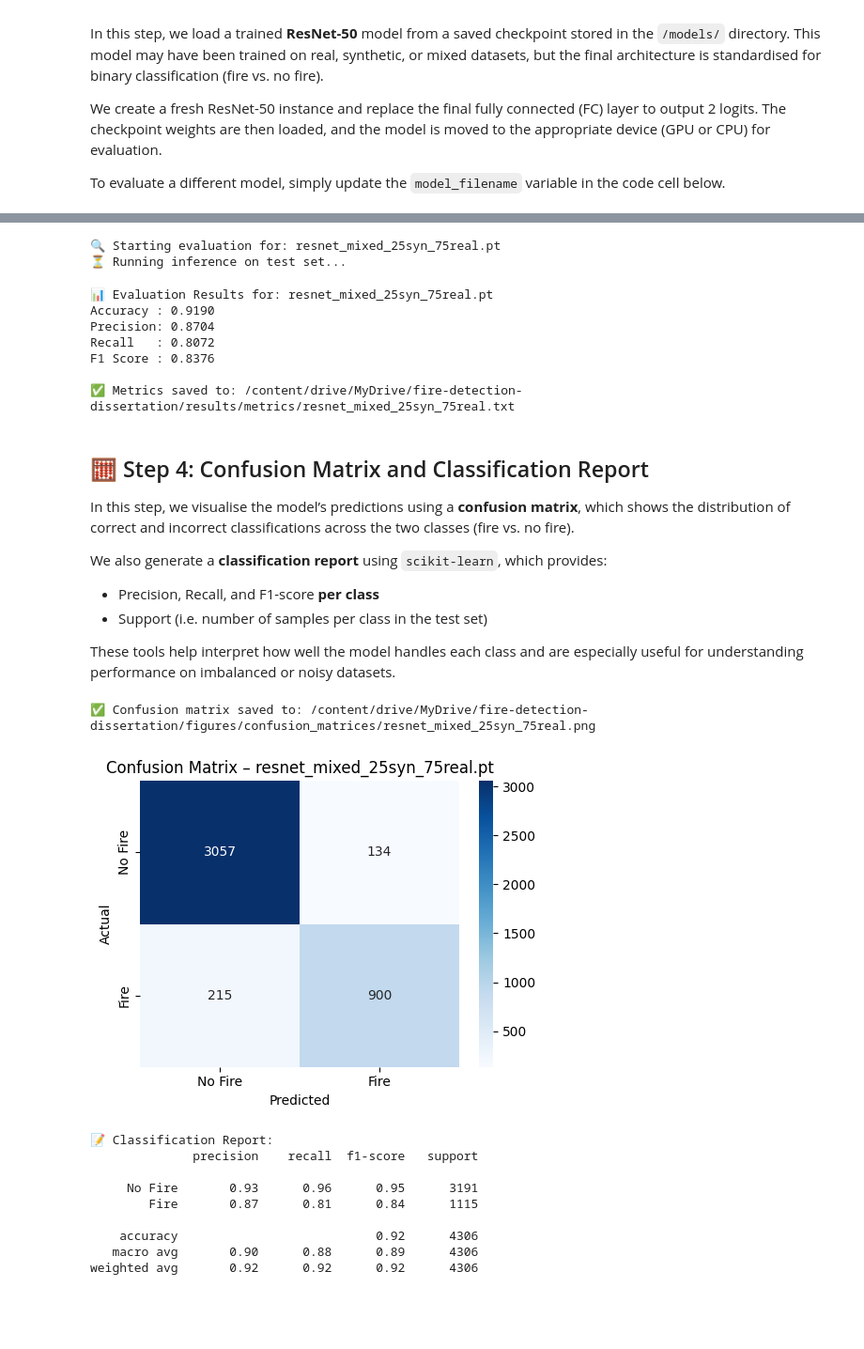
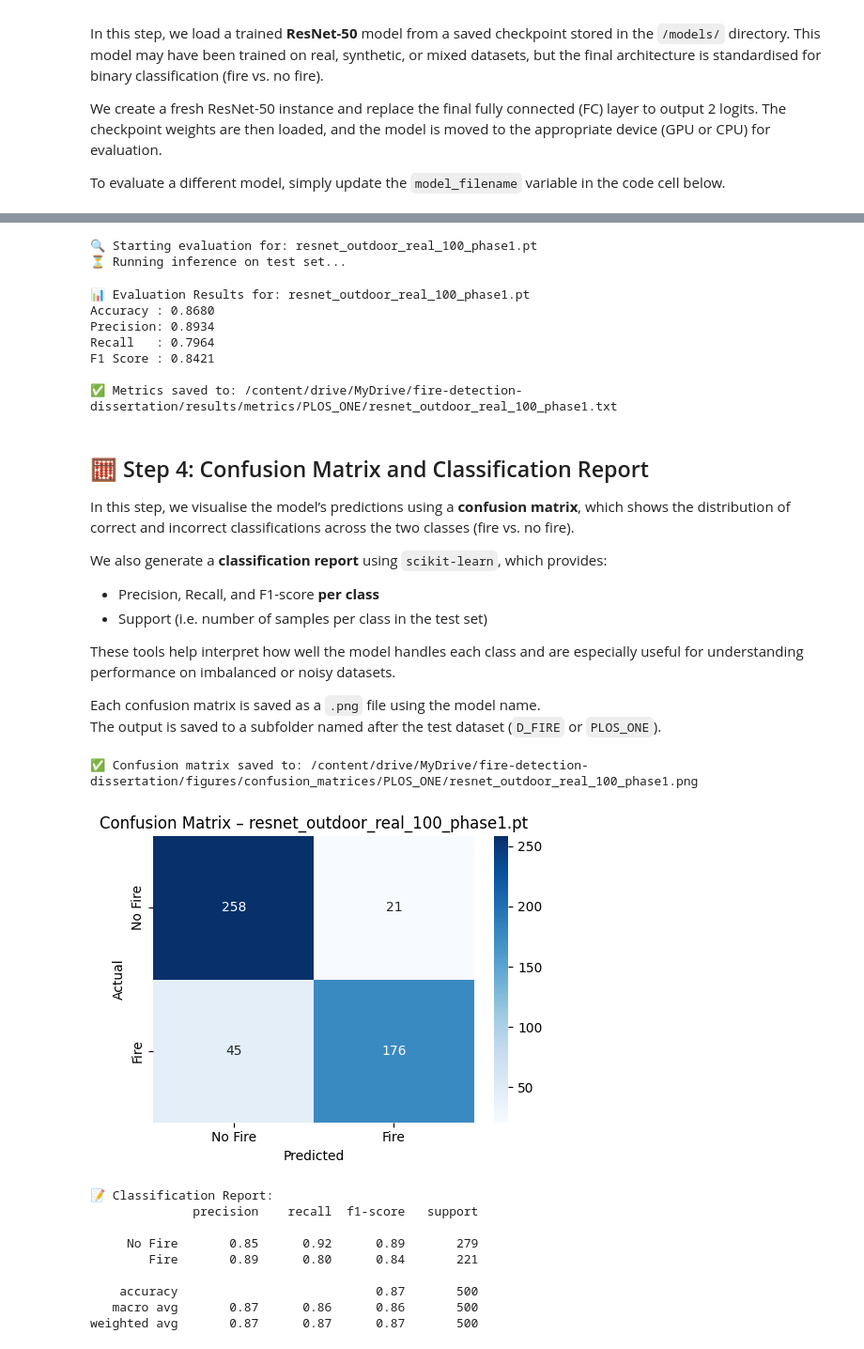
Before and after one commit to Misharasapu/fire-detection-dissertation, a Jupyter notebook: notebooks/evaluate_models.ipynb, the cells around one changed output, grey strips where cells are left out. Shown: that part at 94% size. Cells and saved outputs as stored; diff of their text form; code cells hidden in the pictures; blank space fills up the shorter version.

Commit message:
Update evaluation notebook: add modular support for multiple test datasets (D-Fire, PLOS ONE)

```diff
--- a/notebooks/evaluate_models.ipynb
+++ b/notebooks/evaluate_models.ipynb
@@ -92,9 +125,20 @@ from torch.utils.data import DataLoader
 from torchvision import transforms
 from utils.fire_classification_dataset import FireClassificationDataset
 
-# 🔧 Evaluation is always done on real D-Fire test set
-test_image_dir = "/content/drive/MyDrive/fire-detection-dissertation/data/raw/real/D-Fire/test/images"
-test_label_dir = "/content/drive/MyDrive/fire-detection-dissertation/data/raw/real/D-Fire/test/labels"
+# 🔧 Choose test dataset source: "D_FIRE" or "PLOS_ONE"
+test_dataset_source = "PLOS_ONE"  # Change to "PLOS_ONE" for indoor evaluation
+
+# ✅ Set image and label directories based on the selected test dataset
+if test_dataset_source == "D_FIRE":
+    test_image_dir = "/content/drive/MyDrive/fire-detection-dissertation/data/raw/real/D-Fire/test/images"
+    test_label_dir = "/content/drive/MyDrive/fire-detection-dissertation/data/raw/real/D-Fire/test/labels"
+    dataset_type = "real"
+elif test_dataset_source == "PLOS_ONE":
+    test_image_dir = "/content/drive/MyDrive/fire-detection-dissertation/data/raw/real/PLOS_ONE/test/images"
+    test_label_dir = "/content/drive/MyDrive/fire-detection-dissertation/data/raw/real/PLOS_ONE/test/labels"
+    dataset_type = "plos"
+else:
+    raise ValueError("❌ Invalid test_dataset_source. Choose either 'D_FIRE' or 'PLOS_ONE'.")
 
 # ✅ Define preprocessing transforms (same as used in training)
 test_transforms = transforms.Compose([
@@ -106,10 +150,15 @@ test_transforms = transforms.Compose([
 test_dataset = FireClassificationDataset(
     image_dir=test_image_dir,
     label_dir=test_label_dir,
-    transform=test_transforms
+    transform=test_transforms,
+    dataset_type=dataset_type
 )
 
 test_loader = DataLoader(test_dataset, batch_size=32, shuffle=False, num_workers=2)
 
-print(f"✅ Loaded D-Fire test set with {len(test_dataset)} images.")
+# ✅ Add suffix for naming saved results (used in Steps 3–5)
+test_suffix = f"_{test_dataset_source}"
+
+
+print(f"✅ Loaded {test_dataset_source} test set with {len(test_dataset)} images.")
 # %% [output]
@@ -204,10 +257,15 @@ print(f"Precision: {metrics['precision']:.4f}")
 print(f"Recall   : {metrics['recall']:.4f}")
 print(f"F1 Score : {metrics['f1']:.4f}")
 
-# ✅ Save results to text file
-results_dir = "/content/drive/MyDrive/fire-detection-dissertation/results/metrics/"
+# ✅ Save results to subfolder based on test dataset (D_FIRE or PLOS_ONE)
+results_dir = f"/content/drive/MyDrive/fire-detection-dissertation/results/metrics/{test_dataset_source.upper()}/"
 os.makedirs(results_dir, exist_ok=True)
 
+# Use model filename without .pt as the result filename
+metrics_filename = f"{model_filename.replace('.pt', '')}.txt"
+metrics_file = os.path.join(results_dir, metrics_filename)
+
+# Save to file
 results_str = (
     f"📊 Evaluation Results for Model: {model_filename}\n"
     "---------------------------------------------\n"
@@ -217,21 +275,20 @@ results_str = (
     f"F1 Score : {metrics['f1']:.4f}\n"
 )
 
-metrics_file = os.path.join(results_dir, f"{model_filename.replace('.pt', '')}.txt")
 with open(metrics_file, "w") as f:
     f.write(results_str)
 
 print(f"\n✅ Metrics saved to: {metrics_file}")
 # %% [output]
-🔍 Starting evaluation for: resnet_mixed_25syn_75real.pt
+🔍 Starting evaluation for: resnet_outdoor_real_100_phase1.pt
 ⏳ Running inference on test set...
-📊 Evaluation Results for: resnet_mixed_25syn_75real.pt
-Accuracy : 0.9190
-Precision: 0.8704
-Recall   : 0.8072
-F1 Score : 0.8376
+📊 Evaluation Results for: resnet_outdoor_real_100_phase1.pt
+Accuracy : 0.8680
+Precision: 0.8934
+Recall   : 0.7964
+F1 Score : 0.8421
 
-✅ Metrics saved to: /content/drive/MyDrive/fire-detection-dissertation/results/metrics/resnet_mixed_25syn_75real.txt
+✅ Metrics saved to: /content/drive/MyDrive/fire-detection-dissertation/results/metrics/PLOS_ONE/resnet_outdoor_real_100_phase1.txt
 # %% [markdown]
 ## 🧮 Step 4: Confusion Matrix and Classification Report
 
@@ -242,53 +299,58 @@ We also generate a **classification report** using `scikit-learn`, which provide
 - Support (i.e. number of samples per class in the test set)
 
 These tools help interpret how well the model handles each class and are especially useful for understanding performance on imbalanced or noisy datasets.
+
+Each confusion matrix is saved as a `.png` file using the model name.
+The output is saved to a subfolder named after the test dataset (`D_FIRE` or `PLOS_ONE`).
 # %%
 from sklearn.metrics import confusion_matrix, classification_report
 import seaborn as sns
 import matplotlib.pyplot as plt
 import os
 
 # Ensure y_true and y_pred are numpy arrays
 y_true = y_true_tensor.numpy()
 y_pred = y_pred_tensor.numpy()
 
 # Compute confusion matrix
 cm = confusion_matrix(y_true, y_pred)
 
 # Plot confusion matrix
 plt.figure(figsize=(5, 4))
 sns.heatmap(cm, annot=True, fmt="d", cmap="Blues",
             xticklabels=["No Fire", "Fire"],
             yticklabels=["No Fire", "Fire"])
 plt.xlabel("Predicted")
 plt.ylabel("Actual")
 plt.title(f"Confusion Matrix – {model_filename}")
 plt.tight_layout()
 
-# Save confusion matrix to /figures/confusion_matrices/
-cm_dir = "/content/drive/MyDrive/fire-detection-dissertation/figures/confusion_matrices/"
+# Save confusion matrix to /figures/confusion_matrices/<TEST_SET>/
+cm_dir = f"/content/drive/MyDrive/fire-detection-dissertation/figures/confusion_matrices/{test_dataset_source.upper()}/"
 os.makedirs(cm_dir, exist_ok=True)
-cm_path = os.path.join(cm_dir, f"{model_filename.replace('.pt', '')}.png")
+
+cm_filename = f"{model_filename.replace('.pt', '')}.png"
+cm_path = os.path.join(cm_dir, cm_filename)
 plt.savefig(cm_path)
 print(f"✅ Confusion matrix saved to: {cm_path}")
 
 plt.show()
 
 # Print classification report
 print("\n📝 Classification Report:")
 print(classification_report(y_true, y_pred, target_names=["No Fire", "Fire"]))
 # %% [output]
-✅ Confusion matrix saved to: /content/drive/MyDrive/fire-detection-dissertation/figures/confusion_matrices/resnet_mixed_25syn_75real.png
+✅ Confusion matrix saved to: /content/drive/MyDrive/fire-detection-dissertation/figures/confusion_matrices/PLOS_ONE/resnet_outdoor_real_100_phase1.png
-[figure, old version]
+[figure, new version]
 📝 Classification Report:
               precision    recall  f1-score   support
 
-     No Fire       0.93      0.96      0.95      3191
-        Fire       0.87      0.81      0.84      1115
+     No Fire       0.85      0.92      0.89       279
+        Fire       0.89      0.80      0.84       221
 
-    accuracy                           0.92      4306
-   macro avg       0.90      0.88      0.89      4306
-weighted avg       0.92      0.92      0.92      4306
+    accuracy                           0.87       500
+   macro avg       0.87      0.86      0.86       500
+weighted avg       0.87      0.87      0.87       500
 # %% [markdown]
 ## 📉 Step 5: ROC Curve and AUC Score
 
```
Also changed, not shown: parts of 10 cells of this notebook.
